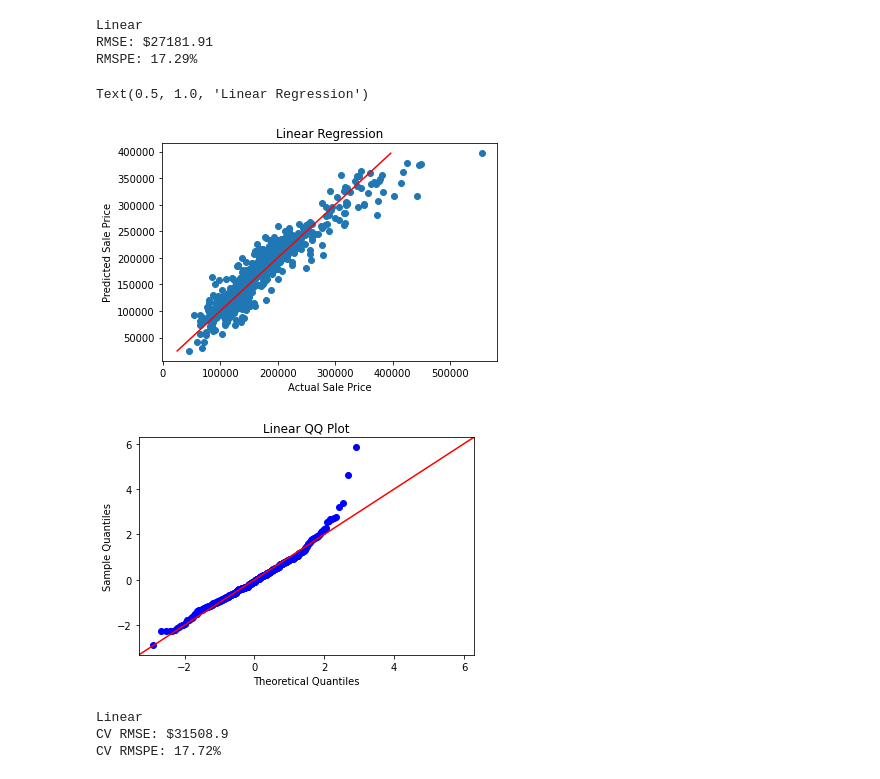
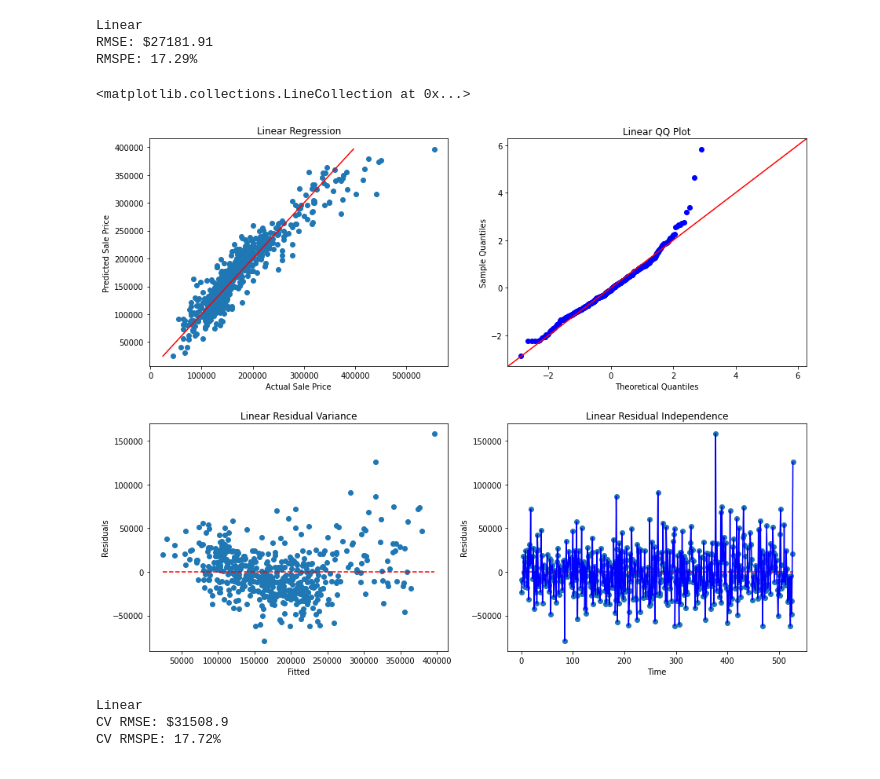
Before and after one commit to cfcastillo/DS-6-Notebooks, a Jupyter notebook: Project_2_Notebook_cfc.ipynb, the cells around one changed output. Cells and saved outputs as stored; diff of their text form; code cells hidden in the pictures.

```diff
--- a/Project_2_Notebook_cfc.ipynb
+++ b/Project_2_Notebook_cfc.ipynb
@@ -676,24 +674,37 @@ print_model_results(y_test, y_pred_lr, label_lr)
 Linear
 RMSE: $27181.91
 RMSPE: 17.29%
-# %%
-# Visualize results
-plt.scatter(y_test, y_pred_lr)
-plt.plot([min(y_pred_lr), max(y_pred_lr)],[min(y_pred_lr), max(y_pred_lr)], c='red')
-plt.xlabel('Actual Sale Price')
-plt.ylabel('Predicted Sale Price')
-plt.title(f'{label_lr} Regression')
-# %% [output]
-Text(0.5, 1.0, 'Linear Regression')
-[figure, removed]
-# %%
-# QQ Plot - Residuals of Linear Model Above
-res_lr = y_test - y_pred_lr
-sm.qqplot(res_lr, fit=True, line="45")
-plt.title(f'{label_lr} QQ Plot')
-plt.show()
-# %% [output]
-[figure, removed]
+# %%
+# Visualize results
+# https://matplotlib.org/devdocs/gallery/subplots_axes_and_figures/subplots_demo.html
+fig, axs = plt.subplots(2,2, figsize = (15,12))
+plt.subplots_adjust(hspace=.25)
+
+axs[0,0].plot([min(y_pred_lr), max(y_pred_lr)],[min(y_pred_lr), max(y_pred_lr)], c='red')
+axs[0,0].scatter(y_test, y_pred_lr)
+axs[0,0].set_xlabel('Actual Sale Price')
+axs[0,0].set_ylabel('Predicted Sale Price')
+axs[0,0].set_title(f'{label_lr} Regression')
+
+res_lr = y_test - y_pred_lr
+sm.qqplot(res_lr, fit=True, line="45", ax=axs[0,1])
+axs[0,1].set_title(f'{label_lr} QQ Plot')
+
+axs[1,0].scatter(y_pred_lr, res_lr)
+axs[1,0].set_xlabel("Fitted")
+axs[1,0].set_ylabel("Residuals")
+axs[1,0].set_title(f'{label_lr} Residual Variance')
+axs[1,0].hlines(0, min(y_pred_lr), max(y_pred_lr), colors = 'red', linestyles = 'dashed')
+
+axs[1,1].scatter(range(len(res_lr)), res_lr)
+axs[1,1].plot(range(len(res_lr)), res_lr, 'b')
+axs[1,1].set_xlabel("Time")
+axs[1,1].set_ylabel("Residuals")
+axs[1,1].set_title(f'{label_lr} Residual Independence')
+axs[1,1].hlines(0, min(range(len(res_lr))), max(range(len(res_lr))), colors = 'red', linestyles = 'dashed')
+# %% [output]
+<matplotlib.collections.LineCollection at 0x...>
+[figure, added]
 # %%
 # Create a data frame with the results from the linear regression model
 model_results = pd.DataFrame()
```
Also changed, not shown: parts of 19 cells of this notebook.
